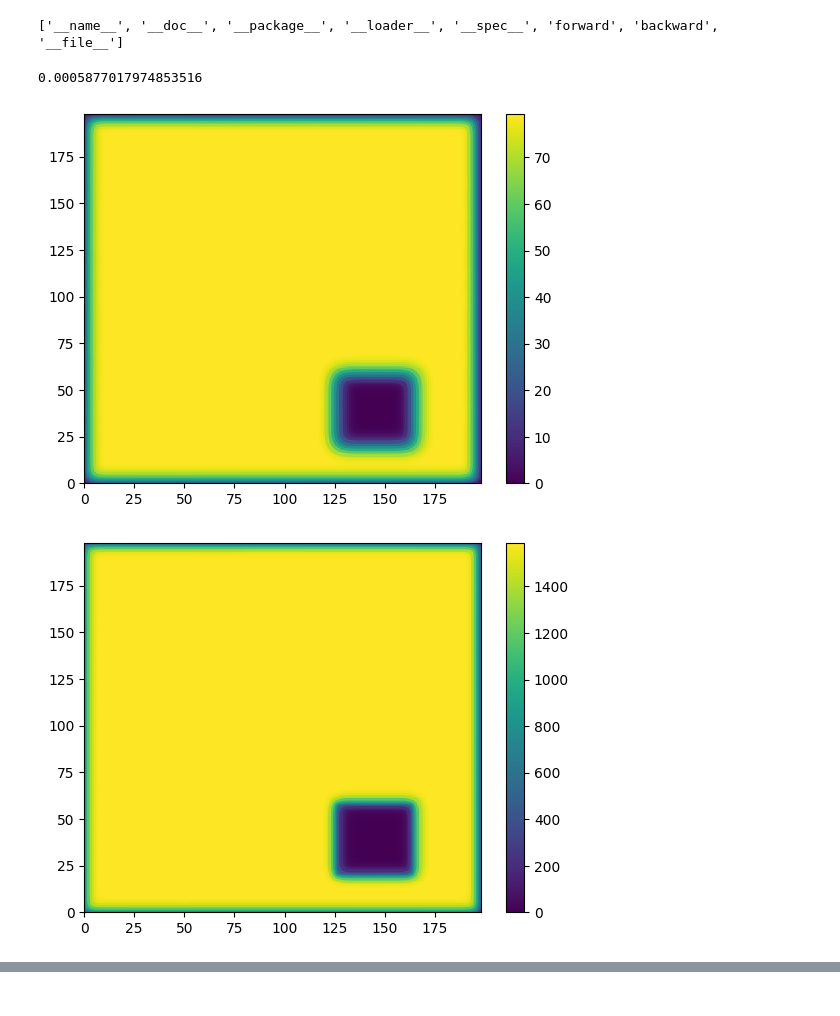
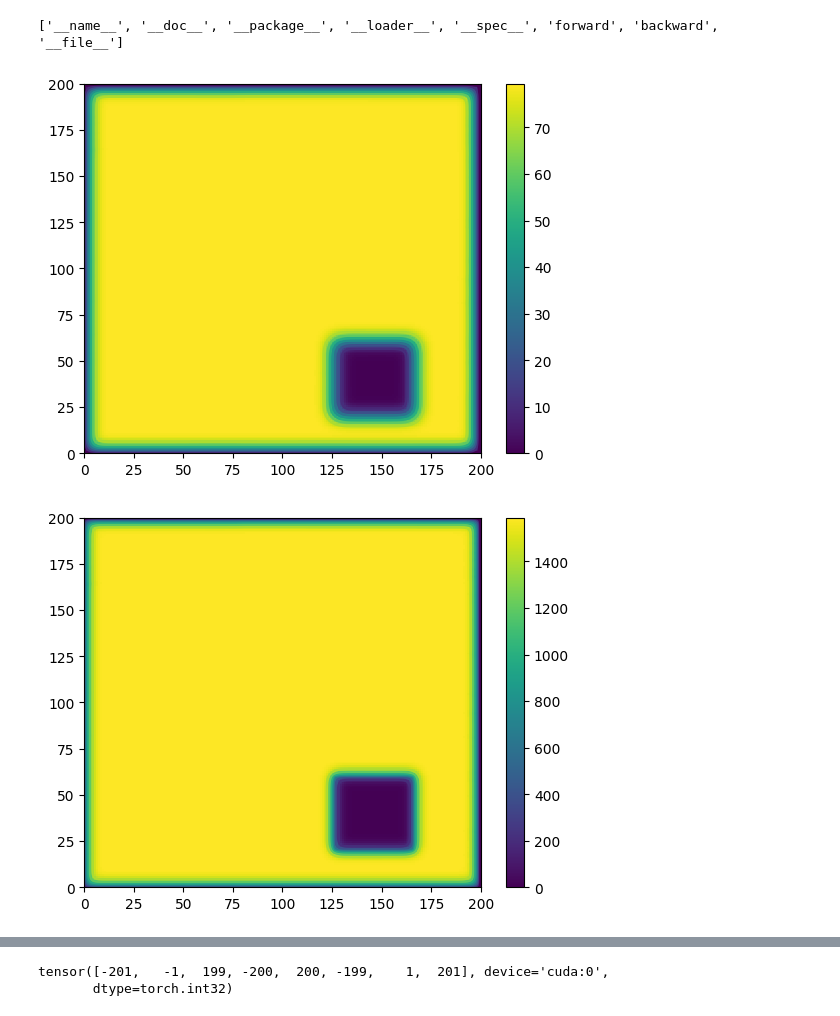
Before and after one commit to pac48/thesis_nerf, a Jupyter notebook: nerf_ws/src/laplacian/notebooks/test.ipynb, the cells around one changed output, grey strips where cells are left out. Saved outputs shown, nothing was run; the diff lists cells and outputs as text; code cells hidden in the pictures.

```diff
--- a/nerf_ws/src/laplacian/notebooks/test.ipynb
+++ b/nerf_ws/src/laplacian/notebooks/test.ipynb
@@ -130,47 +131,49 @@ V =  values
 C =  cost
 # %%
 V = V.detach().requires_grad_(True)
-C = C.detach().requires_grad_(True)
-layer = LaplacianSolver()
-forward = layer.apply
-start = time.time()
-out = forward(V, C, boundary_types, boundary_conditions)
+# C = C.detach().requires_grad_(True)
 
-end = time.time()
-print(end - start)
+network = LaplaceNet((res, res), max_val, .1*cost_scale, 0)
+network.C.data = C
+out, _ =  network(V, boundary_types, boundary_conditions)
+
+# end = time.time()
+# print(end - start)
 
 loss = torch.sum((out)**2)
 loss.backward()
 
 # print(C.grad)
 # print(V.grad)
 # import sys
 # np.set_printoptions(threshold=sys.maxsize)
 # print(V.cpu().detach().numpy())
 # print(V.grad.cpu().numpy())
 
-z = V.grad.cpu().detach().numpy()[1:-1, 1:-1]
+z = V.grad.cpu().detach().numpy()
 plt.pcolormesh(z)
 plt.colorbar()
 plt.contour(z)
-plt.show()
+plt.show(
+)
 
-z = C.grad.cpu().detach().numpy()[1:-1, 1:-1]
+z = network.C.grad.cpu().detach().numpy()
 plt.pcolormesh(z)
 plt.colorbar()
 plt.contour(z)
 plt.show()
 
 V = out.detach()
 
-z = V.cpu().detach().numpy()[1:-1, 1:-1]
+z = V.cpu().detach().numpy()
 plt.pcolormesh(z)
 plt.colorbar()
 plt.contour(z)
 plt.show()
 
+print(network.indexes)
+
 # print(torch.cuda.memory_summary() )
 # %% [output]
-0.0005877017974853516
-[figure, old version]
+[figure, new version]
-[figure, old version]
+[figure, new version]
@@ -178,3 +181,5 @@ plt.show()
+tensor([-201,   -1,  199, -200,  200, -199,    1,  201], device='cuda:0',
+       dtype=torch.int32)
 # %%
 fig, ax = plt.subplots(subplot_kw={"projection": "3d"})
 X = np.linspace(-1, 1, z.shape[0])
```
Also changed, not shown: parts of 11 cells of this notebook, 4 other files.
